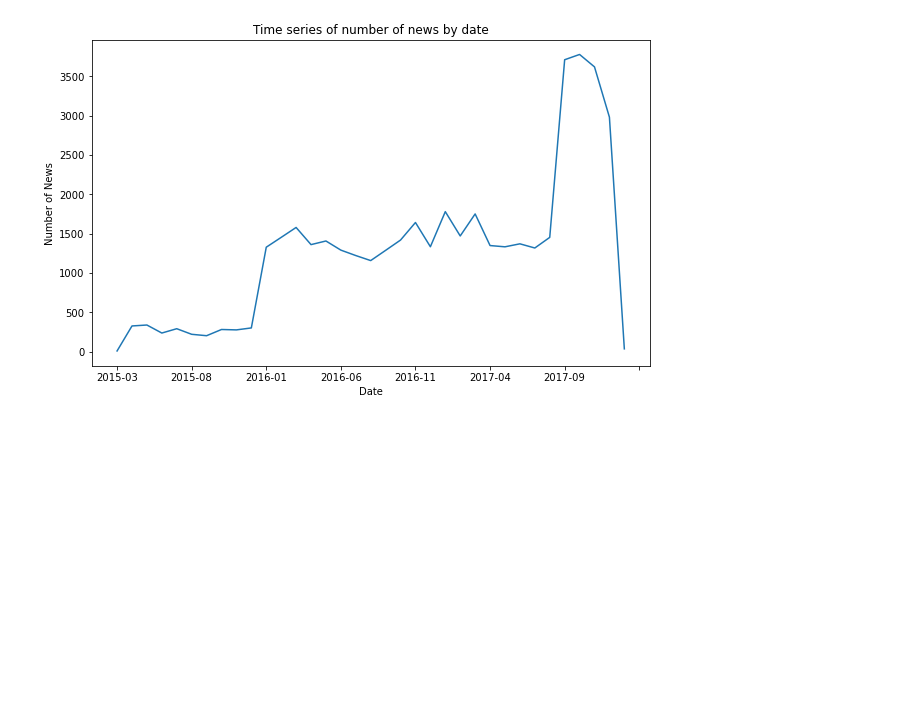
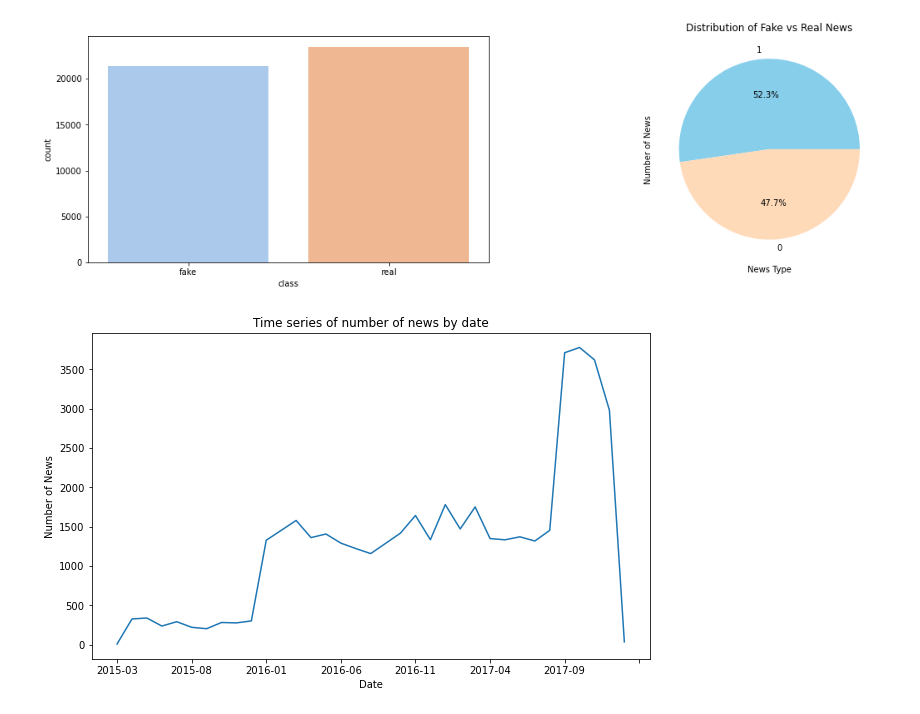
Before and after one commit to brandonyhr98/BT4222-Group-Project, a Jupyter notebook: EDA.ipynb, the cells around one changed output. Drawn from its saved outputs; the diff is of its cells as text; code cells hidden in the pictures; blank space fills up the shorter version.

```diff
--- a/EDA.ipynb
+++ b/EDA.ipynb
@@ -16 +36,12 @@ data.head()
+# %%
+fig, ax = plt.subplots(1,2, figsize=(19, 5))
+ax = sns.countplot(x = data['class'],ax=ax[0],palette="pastel")
+plt.title('Distribution of Fake vs Real News')
+ax.set(xticklabels=['fake', 'real'])
+plt.xlabel('News Type')
+plt.ylabel('Number of News')
+plt.pie(data["class"].value_counts().values,explode=[0,0],labels=data["class"].value_counts().index, autopct='%1.1f%%',colors=['SkyBlue','PeachPuff'])
+fig.show()
+# %% [output]
+[figure, added]
 # %%
```
Also changed, not shown: parts of 4 cells of this notebook, 2 other files.
